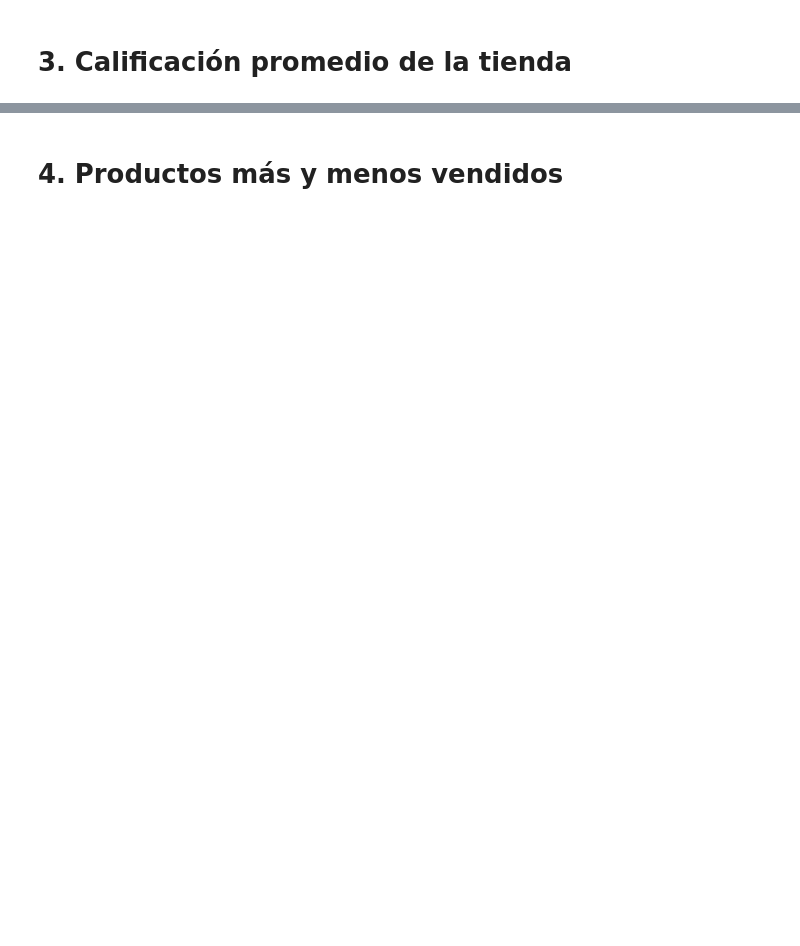
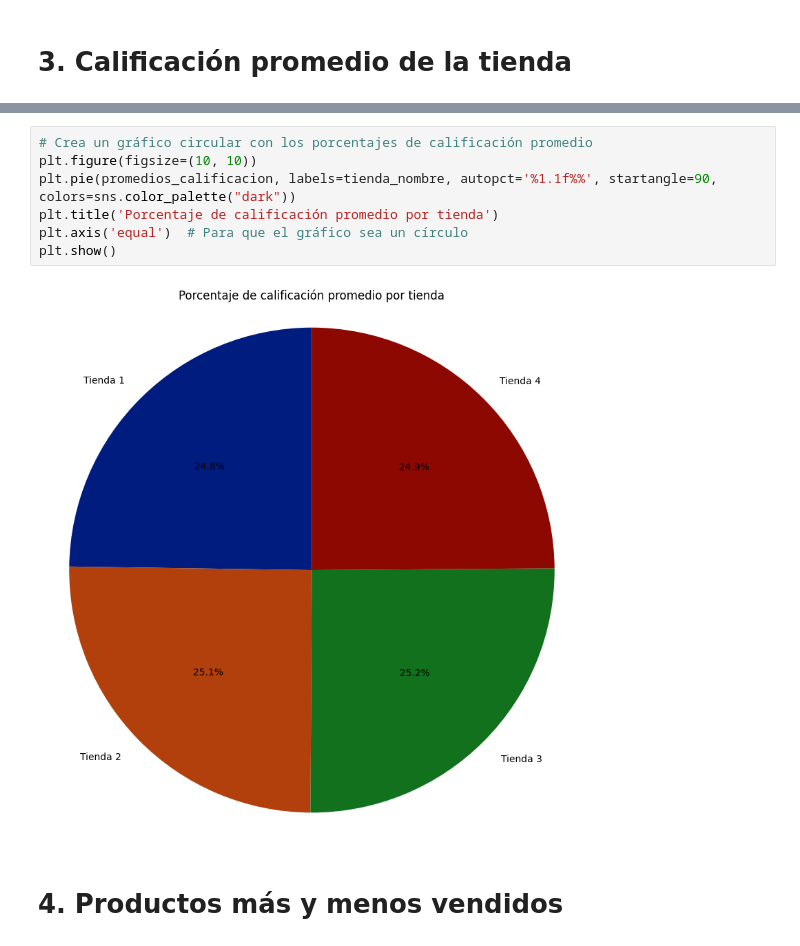
Before and after one commit to Vanne-Rbg/challenge_one_data_science, a Jupyter notebook: Challenge_Alura_Store.ipynb, the cells around one changed output, grey strips where cells are left out. Cells and saved outputs as stored; diff of their text form; blank space fills up the shorter version.

```diff
--- a/Challenge_Alura_Store.ipynb
+++ b/Challenge_Alura_Store.ipynb
@@ -82,2 +246,11 @@ KeyError: 'precio'
+# %%
+# Crea un gráfico circular con los porcentajes de calificación promedio
+plt.figure(figsize=(10, 10))
+plt.pie(promedios_calificacion, labels=tienda_nombre, autopct='%1.1f%%', startangle=90, colors=sns.color_palette("dark"))
+plt.title('Porcentaje de calificación promedio por tienda')
+plt.axis('equal')  # Para que el gráfico sea un círculo
+plt.show()
+# %% [output]
+[figure, added]
 # %% [markdown]
 # 4. Productos más y menos vendidos
```
Also changed, not shown: parts of 22 cells of this notebook.
